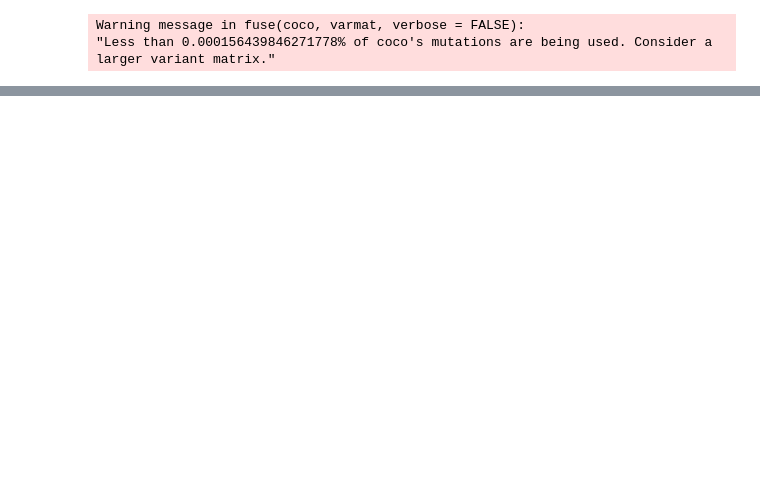
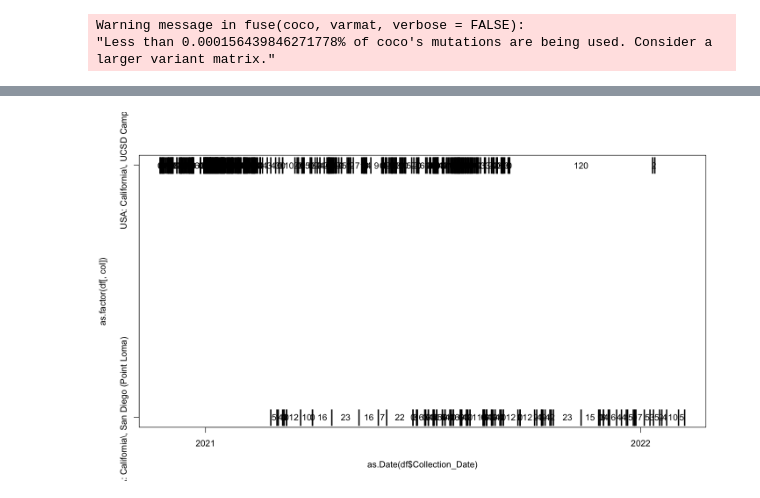
Before and after one commit to DASL-Lab/data-treatment-plant, a Jupyter notebook: data/Data_Sources.ipynb, the cells around one changed output, grey strips where cells are left out. Drawn from its saved outputs; the diff is of its cells as text; code cells hidden in the pictures; blank space fills up the shorter version.

```diff
--- a/data/Data_Sources.ipynb
+++ b/data/Data_Sources.ipynb
@@ -241,0 +266,3 @@ ggplot(filter(provoc_res, !is.na(location))) +
+# %%
+karthykeyan <- load_prj("PRJNA819090") |> rm_ones()
+head(karthykeyan)
@@ -241,0 +279,4 @@ ggplot(filter(provoc_res, !is.na(location))) +
+# %%
+diff_dates(karthykeyan, "geo_loc_name")
+# %% [output]
+[figure, added]
```
Also changed, not shown: parts of 16 cells of this notebook.
